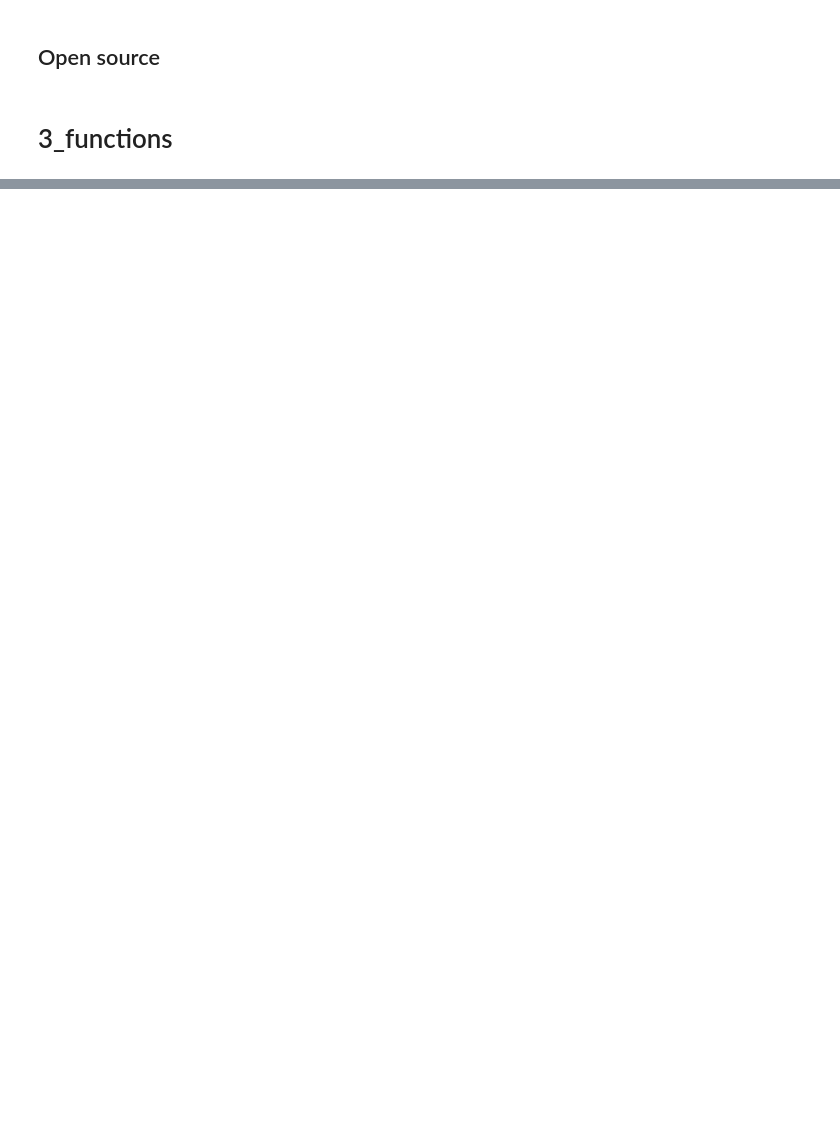
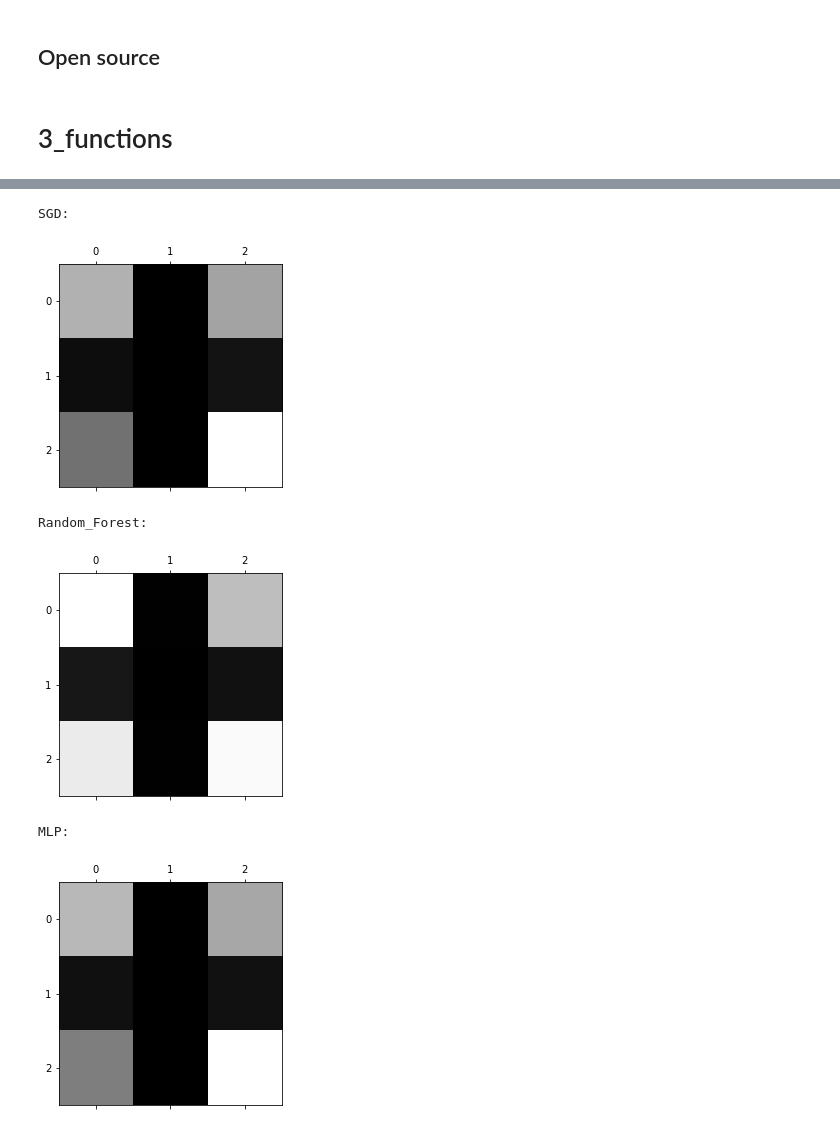
Before and after one commit to KCsowrab/Chess, a Jupyter notebook: Chess-ml.ipynb, the cells around one changed output, grey strips where cells are left out. Drawn from its saved outputs; the diff is of its cells as text; code cells hidden in the pictures; blank space fills up the shorter version.

```diff
--- a/Chess-ml.ipynb
+++ b/Chess-ml.ipynb
@@ -765,9 +760,18 @@ Extraction()
 # %%
 from sklearn.ensemble import RandomForestClassifier
 from sklearn.linear_model import SGDClassifier
+from sklearn.neural_network import MLPClassifier
 import numpy
 
-clf = SGDClassifier(random_state = 42, loss = "log")
+S_clf = SGDClassifier(random_state = 42, loss = "log")
+F_clf = RandomForestClassifier(random_state = 42)
+M_clf = MLPClassifier(solver='lbfgs', alpha=1e-5, hidden_layer_sizes=(5, 2), random_state=1)
+#L_clf = LabelSpreading()
 
-clf.fit(X,y)
+Amount = int(len(X) * 0.1)
+print(Amount)
+
+X_train, x_test, y_train, y_test  = X[:Amount], X[Amount:] , y[:Amount] , y[Amount:]
+
+S_clf.fit(X,y)
 # %% [output]
@@ -826,0 +954,23 @@ Current player: White
+# %%
+import matplotlib
+import matplotlib.pyplot as plt
+%matplotlib inline
+
+print("SGD:")
+plt.matshow(M_S, cmap=plt.cm.gray)
+plt.show()
+
+print("Random_Forest:")
+plt.matshow(M_F, cmap=plt.cm.gray)
+plt.show()
+
+print("MLP:")
+plt.matshow(M_M, cmap=plt.cm.gray)
+plt.show()
+# %% [output]
+SGD:
+[figure, added]
+Random_Forest:
+[figure, added]
+MLP:
+[figure, added]
```
Also changed, not shown: parts of 15 cells of this notebook.
